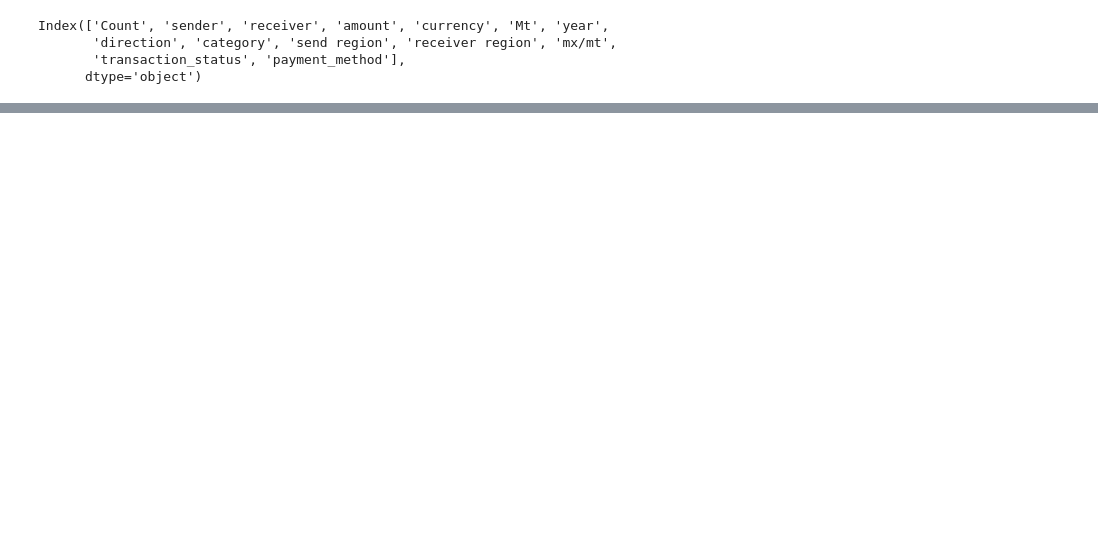
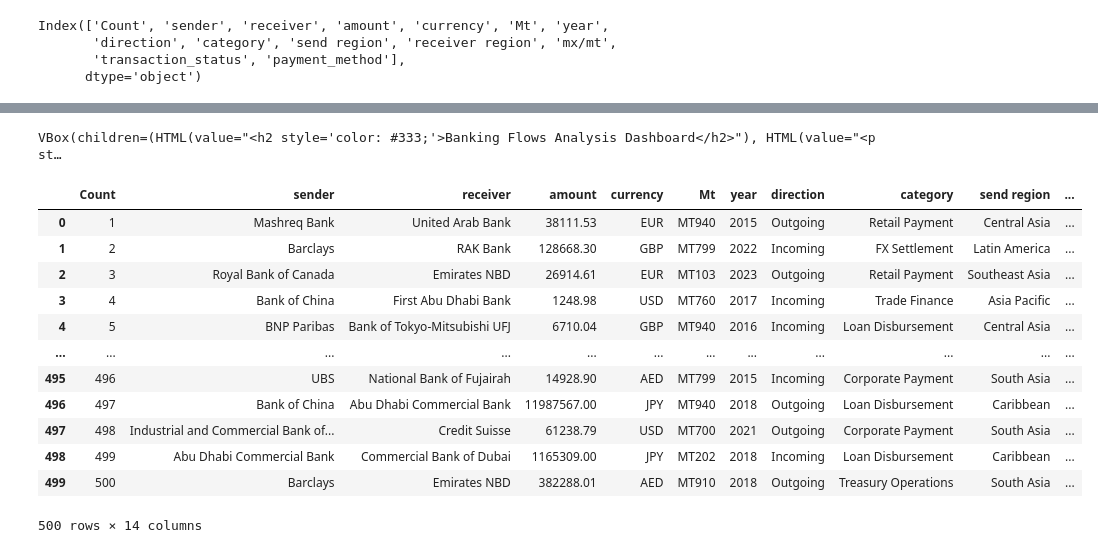
Before and after one commit to LiandarJoshua/ADCB, a Jupyter notebook: sampledashboard.ipynb, the cells around one changed output, grey strips where cells are left out. Cells and saved outputs as stored; diff of their text form; code cells hidden in the pictures; blank space fills up the shorter version.

Commit message:
dashboard

```diff
--- a/sampledashboard.ipynb
+++ b/sampledashboard.ipynb
@@ -844,4 +545,3 @@ def visualize_banking_flows(df):
     return flow_map
 
 # Example usage - comment these out if you're importing this as a module
-flow_map = visualize_banking_flows(df)
@@ -1779,0 +2287,3 @@ Invalid property path 'mapbox._derived' for layout
+# %%
+visualize_banking_flows(df)
+# %% [output]
@@ -1779,0 +2292,14 @@ Invalid property path 'mapbox._derived' for layout
+VBox(children=(HTML(value="<h2 style='color: #333;'>Banking Flows Analysis Dashboard</h2>"), HTML(value="<p st…
+|  | Count | sender | receiver | amount | currency | Mt | year | direction | category | send region | ... |
+| 0 | 1 | Mashreq Bank | United Arab Bank | 38111.53 | EUR | MT940 | 2015 | Outgoing | Retail Payment | Central Asia | ... |
+| 1 | 2 | Barclays | RAK Bank | 128668.30 | GBP | MT799 | 2022 | Incoming | FX Settlement | Latin America | ... |
+| 2 | 3 | Royal Bank of Canada | Emirates NBD | 26914.61 | EUR | MT103 | 2023 | Outgoing | Retail Payment | Southeast Asia | ... |
+| 3 | 4 | Bank of China | First Abu Dhabi Bank | 1248.98 | USD | MT760 | 2017 | Incoming | Trade Finance | Asia Pacific | ... |
+| 4 | 5 | BNP Paribas | Bank of Tokyo-Mitsubishi UFJ | 6710.04 | GBP | MT940 | 2016 | Incoming | Loan Disbursement | Central Asia | ... |
+| ... | ... | ... | ... | ... | ... | ... | ... | ... | ... | ... | ... |
+| 495 | 496 | UBS | National Bank of Fujairah | 14928.90 | AED | MT799 | 2015 | Incoming | Corporate Payment | South Asia | ... |
+| 496 | 497 | Bank of China | Abu Dhabi Commercial Bank | 11987567.00 | JPY | MT940 | 2018 | Outgoing | Loan Disbursement | Caribbean | ... |
+| 497 | 498 | Industrial and Commercial Bank of... | Credit Suisse | 61238.79 | USD | MT700 | 2021 | Outgoing | Corporate Payment | South Asia | ... |
+| 498 | 499 | Abu Dhabi Commercial Bank | Commercial Bank of Dubai | 1165309.00 | JPY | MT202 | 2018 | Incoming | Loan Disbursement | Caribbean | ... |
+| 499 | 500 | Barclays | Emirates NBD | 382288.01 | AED | MT910 | 2018 | Outgoing | Treasury Operations | South Asia | ... |
+500 rows × 14 columns
```
Also changed, not shown: parts of 8 cells of this notebook.
